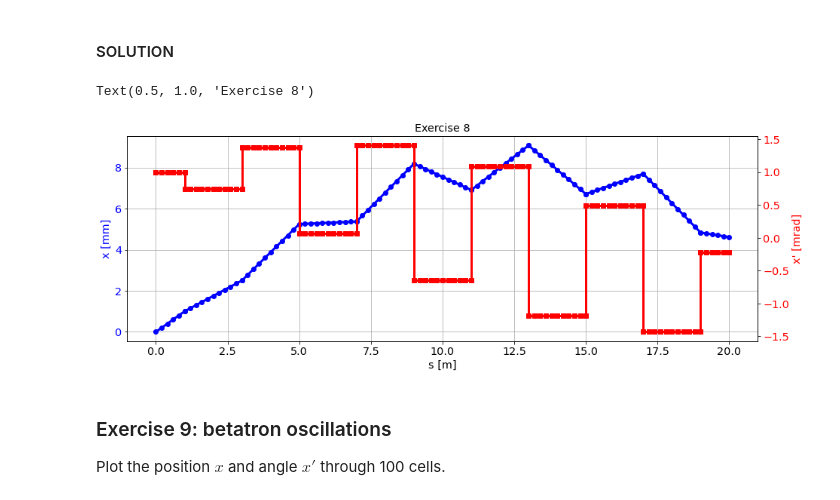
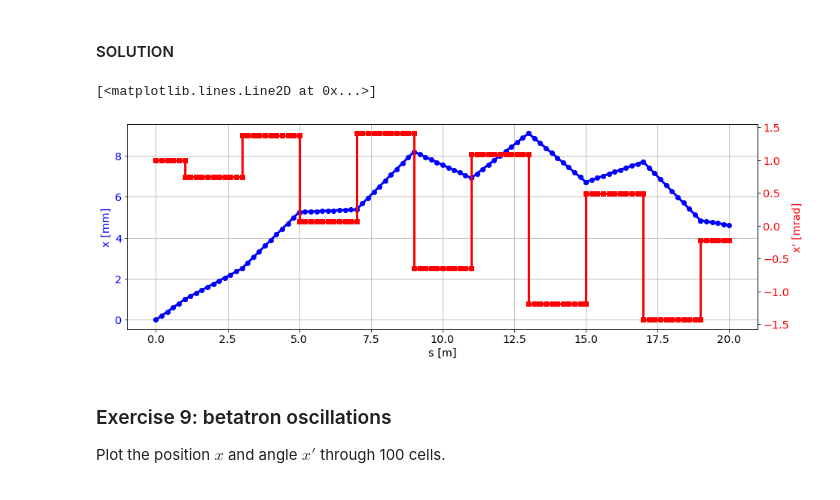
Before and after one commit to tprebiba/accelerators-teaching, a Jupyter notebook: 01_AUTH-2024_Accelerator_Physics/02_Single_Particle_Beamline_SOLUTIONS.ipynb, the cells around one changed output. Drawn from its saved outputs; the diff is of its cells as text; code cells hidden in the pictures.

```diff
--- a/01_AUTH-2024_Accelerator_Physics/02_Single_Particle_Beamline_SOLUTIONS.ipynb
+++ b/01_AUTH-2024_Accelerator_Physics/02_Single_Particle_Beamline_SOLUTIONS.ipynb
@@ -83,28 +87,28 @@ Plot both the position $x$ and the angle $x'$ through five cells. Assume $(x_0,
 #### SOLUTION
 # %%
 # code here your solution...
+
 X = np.array([[0],
               [1e-3]])
 
 # the transport over 5 cell can be achieved simply by multiplying the beamline description by 5
 transported_particles = transportParticles(X, 5*FODO)
 
 plt.plot(transported_particles['s'], transported_particles['x']*1e3, 'o-b', lw=3)
 plt.grid(True)
 plt.xlabel('s [m]')
 plt.ylabel('x [mm]', color='b')
 plt.tick_params(axis='y', labelcolor='b')
 
 # instantiate a second axes that shares the same x-axis, and color it in red
 plt.twinx()
 plt.ylabel("x' [mrad]", color='r')
 plt.tick_params(axis='y', labelcolor='r')
 # plot the angle as well:
 plt.plot(transported_particles['s'], transported_particles['xp']*1e3, 's-r', lw=3)
-plt.title('Exercise 8')
 # %% [output]
-Text(0.5, 1.0, 'Exercise 8')
+[<matplotlib.lines.Line2D at 0x...>]
-[figure, old version]
+[figure, new version]
 # %% [markdown]
 ### Exercise 9: betatron oscillations
 
```
Also changed, not shown: parts of 11 cells of this notebook.
